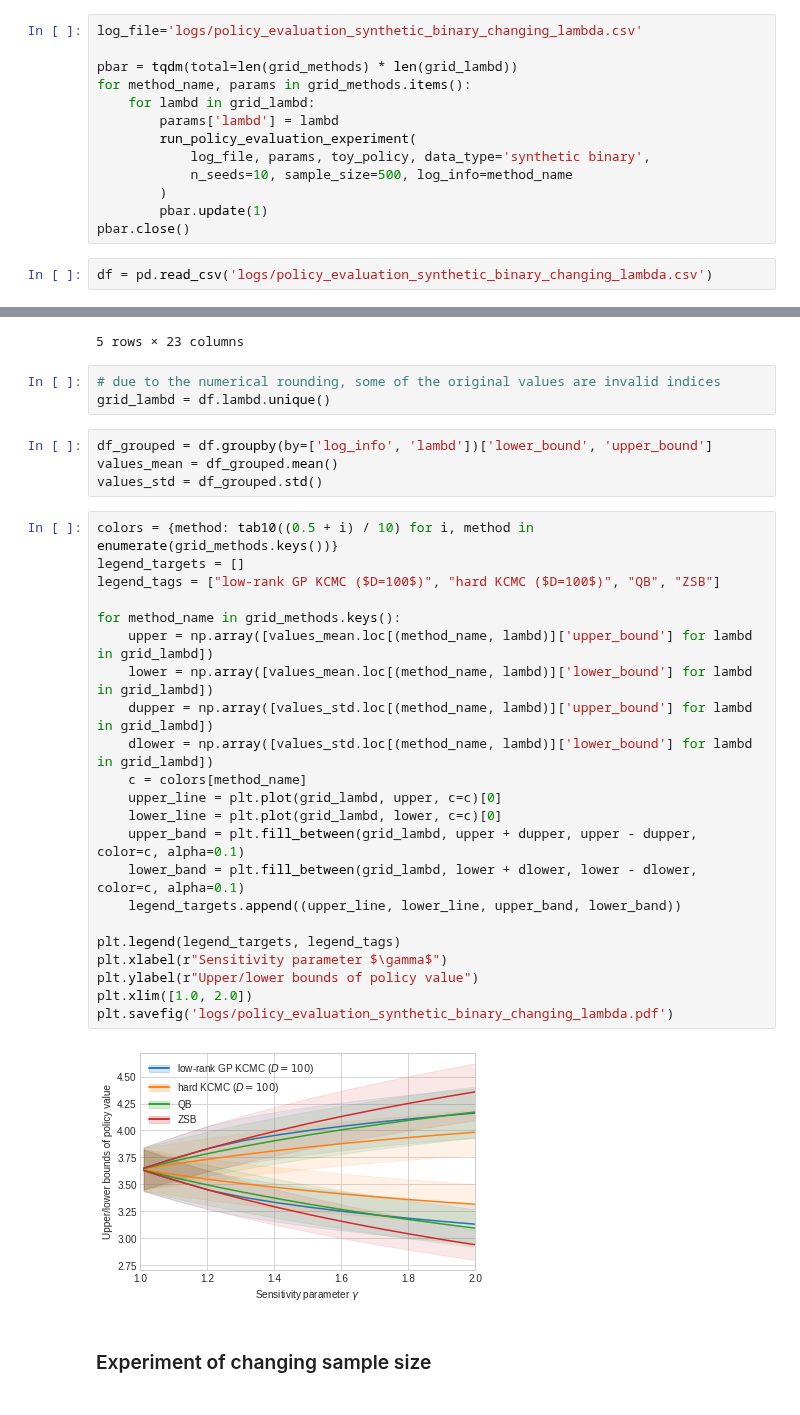
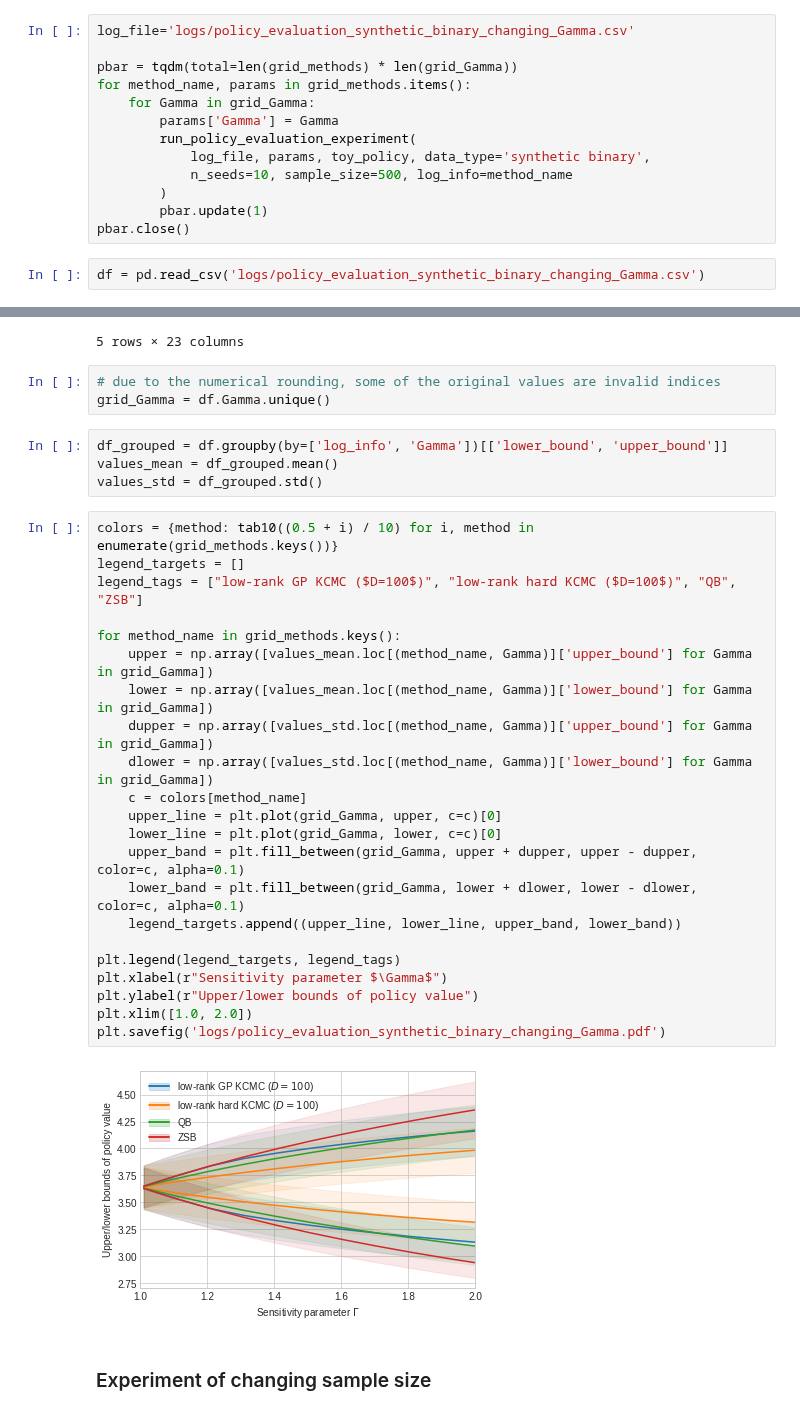
Before and after one commit to kstoneriv3/confounding-robust-inference, a Jupyter notebook: notebooks/Experiment_Policy_Evaluation.ipynb, the cells around one changed output, grey strips where cells are left out. Drawn from its saved outputs; the diff is of its cells as text.

```diff
--- a/notebooks/Experiment_Policy_Evaluation.ipynb
+++ b/notebooks/Experiment_Policy_Evaluation.ipynb
@@ -83,10 +87,10 @@ grid_lambd = [1.0 + 0.01 + 0.1 * i for i in range(11)]
 # %%
-log_file='logs/policy_evaluation_synthetic_binary_changing_lambda.csv'
+log_file='logs/policy_evaluation_synthetic_binary_changing_Gamma.csv'
 
-pbar = tqdm(total=len(grid_methods) * len(grid_lambd))
+pbar = tqdm(total=len(grid_methods) * len(grid_Gamma))
 for method_name, params in grid_methods.items():
-    for lambd in grid_lambd:
-        params['lambd'] = lambd
+    for Gamma in grid_Gamma:
+        params['Gamma'] = Gamma
         run_policy_evaluation_experiment(
             log_file, params, toy_policy, data_type='synthetic binary',
             n_seeds=10, sample_size=500, log_info=method_name
@@ -94,7 +98,7 @@ for method_name, params in grid_methods.items():
         pbar.update(1)
 pbar.close()
 # %%
-df = pd.read_csv('logs/policy_evaluation_synthetic_binary_changing_lambda.csv')
+df = pd.read_csv('logs/policy_evaluation_synthetic_binary_changing_Gamma.csv')
 # %%
 df.head()
 # %% [output]
@@ -107,35 +111,35 @@ df.head()
 5 rows × 23 columns
 # %%
 # due to the numerical rounding, some of the original values are invalid indices
-grid_lambd = df.lambd.unique()
+grid_Gamma = df.Gamma.unique()
 # %%
-df_grouped = df.groupby(by=['log_info', 'lambd'])['lower_bound', 'upper_bound']
+df_grouped = df.groupby(by=['log_info', 'Gamma'])[['lower_bound', 'upper_bound']]
 values_mean = df_grouped.mean()
 values_std = df_grouped.std()
 # %%
 colors = {method: tab10((0.5 + i) / 10) for i, method in enumerate(grid_methods.keys())}
 legend_targets = []
-legend_tags = ["low-rank GP KCMC ($D=100$)", "hard KCMC ($D=100$)", "QB", "ZSB"]
+legend_tags = ["low-rank GP KCMC ($D=100$)", "low-rank hard KCMC ($D=100$)", "QB", "ZSB"]
 
 for method_name in grid_methods.keys():
-    upper = np.array([values_mean.loc[(method_name, lambd)]['upper_bound'] for lambd in grid_lambd])
-    lower = np.array([values_mean.loc[(method_name, lambd)]['lower_bound'] for lambd in grid_lambd])
-    dupper = np.array([values_std.loc[(method_name, lambd)]['upper_bound'] for lambd in grid_lambd])
-    dlower = np.array([values_std.loc[(method_name, lambd)]['lower_bound'] for lambd in grid_lambd])
+    upper = np.array([values_mean.loc[(method_name, Gamma)]['upper_bound'] for Gamma in grid_Gamma])
+    lower = np.array([values_mean.loc[(method_name, Gamma)]['lower_bound'] for Gamma in grid_Gamma])
+    dupper = np.array([values_std.loc[(method_name, Gamma)]['upper_bound'] for Gamma in grid_Gamma])
+    dlower = np.array([values_std.loc[(method_name, Gamma)]['lower_bound'] for Gamma in grid_Gamma])
     c = colors[method_name]
-    upper_line = plt.plot(grid_lambd, upper, c=c)[0]
-    lower_line = plt.plot(grid_lambd, lower, c=c)[0]
-    upper_band = plt.fill_between(grid_lambd, upper + dupper, upper - dupper, color=c, alpha=0.1)
-    lower_band = plt.fill_between(grid_lambd, lower + dlower, lower - dlower, color=c, alpha=0.1)
+    upper_line = plt.plot(grid_Gamma, upper, c=c)[0]
+    lower_line = plt.plot(grid_Gamma, lower, c=c)[0]
+    upper_band = plt.fill_between(grid_Gamma, upper + dupper, upper - dupper, color=c, alpha=0.1)
+    lower_band = plt.fill_between(grid_Gamma, lower + dlower, lower - dlower, color=c, alpha=0.1)
     legend_targets.append((upper_line, lower_line, upper_band, lower_band))
 
 plt.legend(legend_targets, legend_tags)
-plt.xlabel(r"Sensitivity parameter $\gamma$")
+plt.xlabel(r"Sensitivity parameter $\Gamma$")
 plt.ylabel(r"Upper/lower bounds of policy value")
 plt.xlim([1.0, 2.0])
-plt.savefig('logs/policy_evaluation_synthetic_binary_changing_lambda.pdf')
+plt.savefig('logs/policy_evaluation_synthetic_binary_changing_Gamma.pdf')
 # %% [output]
-[figure, old version]
+[figure, new version]
 # %% [markdown]
 ### Experiment of changing sample size
 # %%
```
Also changed, not shown: parts of 34 cells of this notebook, 5 other files.
